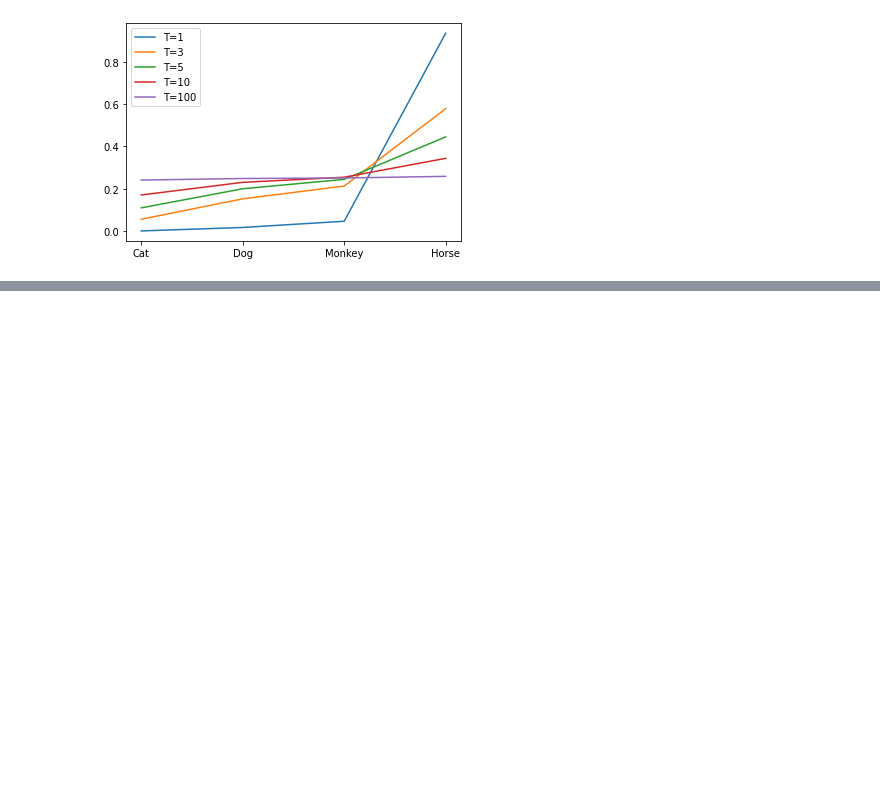
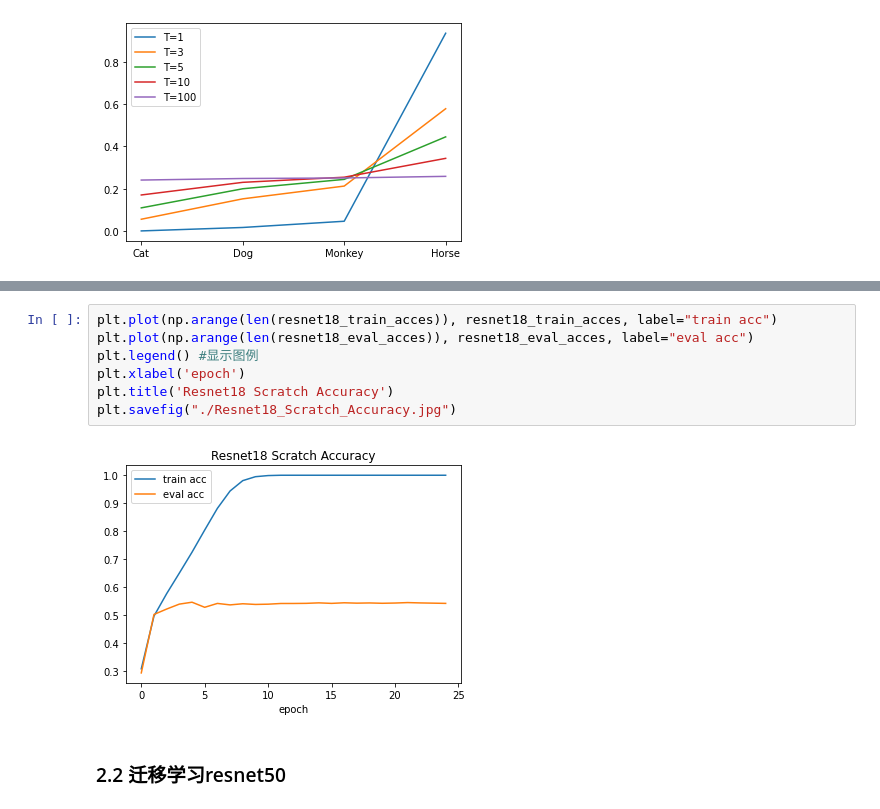
Before and after one commit to Puquan/knowledge_distilling, a Jupyter notebook: main.ipynb, the cells around one changed output, grey strips where cells are left out. Cells and saved outputs as stored; diff of their text form; blank space fills up the shorter version.

```diff
--- a/main.ipynb
+++ b/main.ipynb
@@ -137,0 +281,11 @@ RuntimeError: DataLoader worker (pid(s) 41706) exited unexpectedly
+# %%
+plt.plot(np.arange(len(resnet18_train_acces)), resnet18_train_acces, label="train acc")
+plt.plot(np.arange(len(resnet18_eval_acces)), resnet18_eval_acces, label="eval acc")
+plt.legend() #显示图例
+plt.xlabel('epoch')
+plt.title('Resnet18 Scratch Accuracy')
+plt.savefig("./Resnet18_Scratch_Accuracy.jpg")
+# %% [output]
+[figure, added]
+# %% [markdown]
+### 2.2 迁移学习resnet50
```
Also changed, not shown: parts of 31 cells of this notebook, 7 other files.
